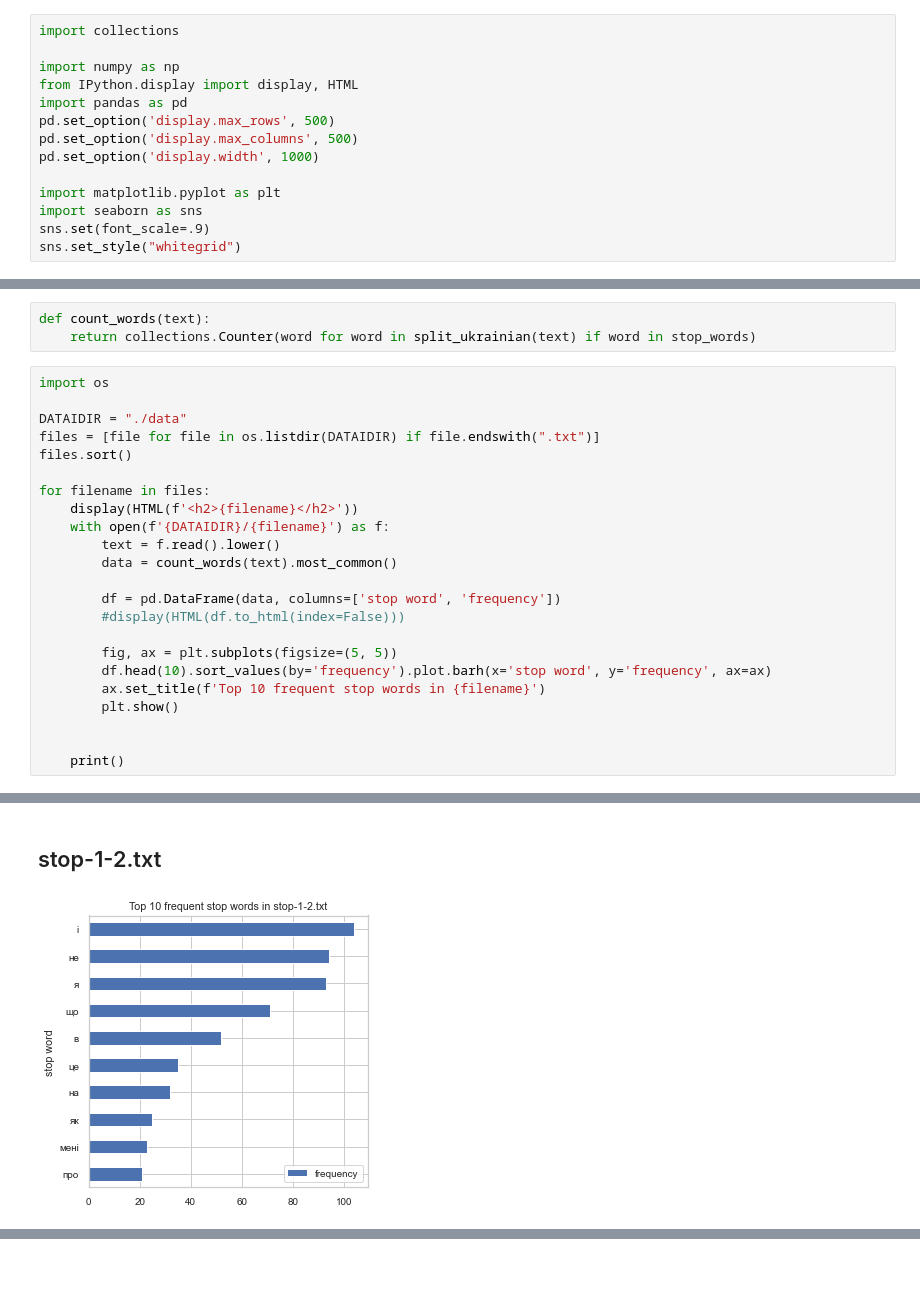
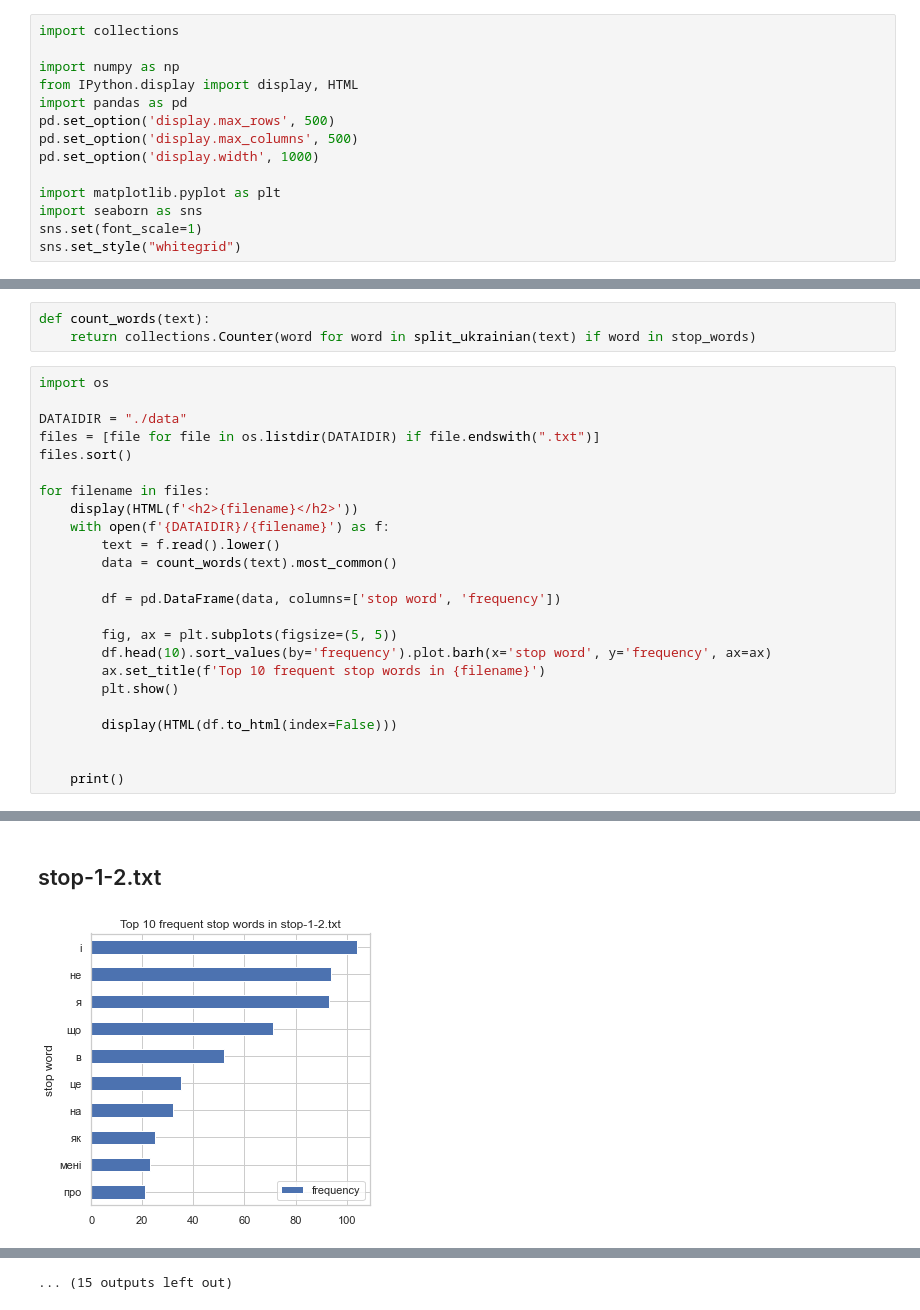
Before and after one commit to LanaVoronchuk/ukrainian-word-mood, a Jupyter notebook: stop-words/Stop_Words.ipynb, the cells around one changed output, grey strips where cells are left out. Drawn from its saved outputs; the diff is of its cells as text; blank space fills up the shorter version.

```diff
--- a/stop-words/Stop_Words.ipynb
+++ b/stop-words/Stop_Words.ipynb
@@ -32,7 +14,7 @@ pd.set_option('display.width', 1000)
 
 import matplotlib.pyplot as plt
 import seaborn as sns
-sns.set(font_scale=.9)
+sns.set(font_scale=1)
 sns.set_style("whitegrid")
 # %%
 from stop_words import get_stop_words
@@ -77,13 +59,14 @@ for filename in files:
         data = count_words(text).most_common()
 
         df = pd.DataFrame(data, columns=['stop word', 'frequency'])
-        #display(HTML(df.to_html(index=False)))
 
         fig, ax = plt.subplots(figsize=(5, 5))
         df.head(10).sort_values(by='frequency').plot.barh(x='stop word', y='frequency', ax=ax)
         ax.set_title(f'Top 10 frequent stop words in {filename}')
         plt.show()
 
+        display(HTML(df.to_html(index=False)))
+
 
     print()
 # %% [output]
@@ -92,2 +92,2 @@ stop-1-1.txt
 stop-1-2.txt
-[figure, old version]
+[figure, new version]
@@ -98,0 +149 @@ stop-3-1.txt
+... (15 outputs left out)
```
Also changed, not shown: parts of 2 cells of this notebook.
